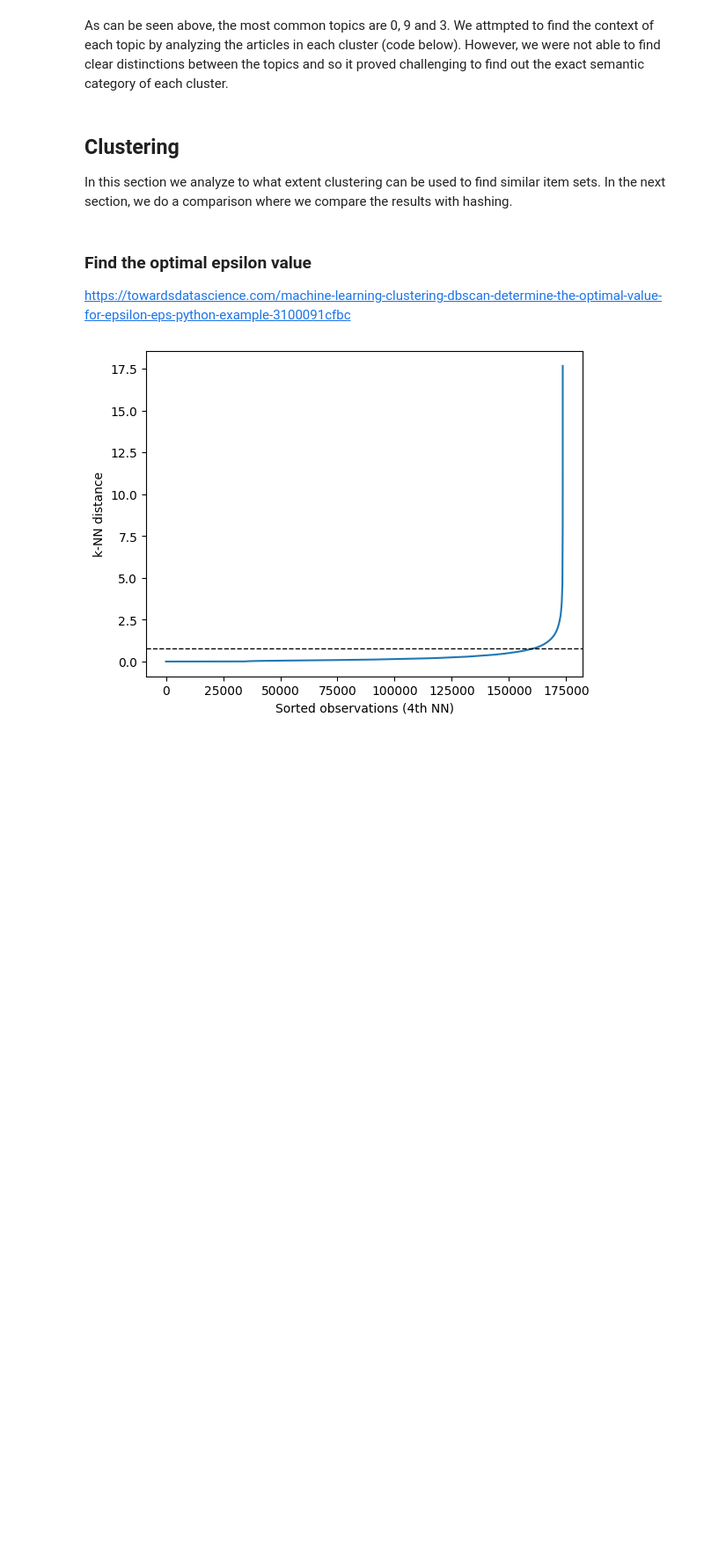
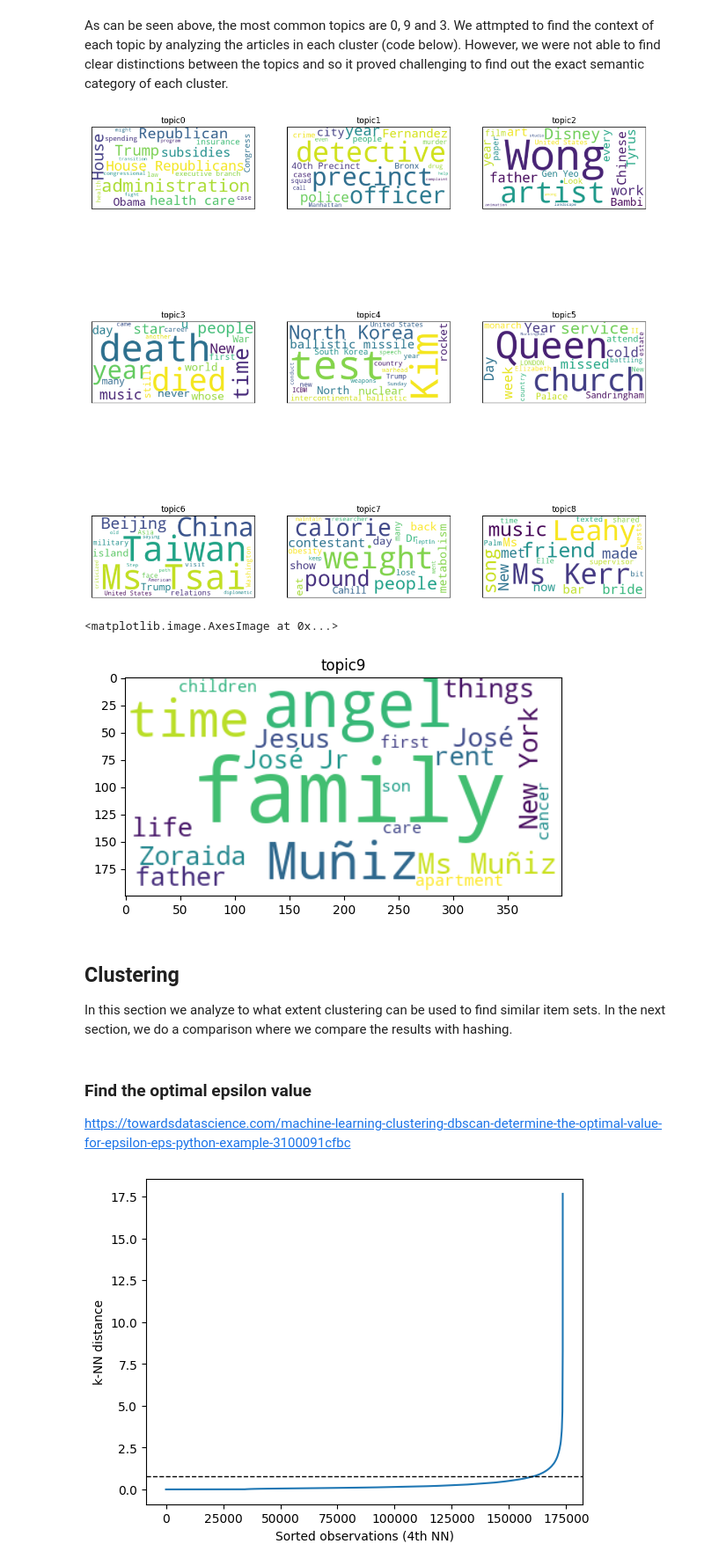
Before and after one commit to sumukhashridhar/DTU_CTDS, a Jupyter notebook: Minhashing.ipynb, the cells around one changed output. Shown: that part at 88% size. Cells and saved outputs as stored; diff of their text form; code cells hidden in the pictures; blank space fills up the shorter version.

Commit message:
added word clouds

```diff
--- a/Minhashing.ipynb
+++ b/Minhashing.ipynb
@@ -348,6 +348,54 @@ tmp_dict={0:[],1:[],2:[], 3:[], 4:[], 5:[], 6:[], 7:[], 8:[], 9:[]} ## cluster_i
 
 for k,v in topic_document.items():
     tmp_dict[v] += [k]
+# %%
+topics=[]
+for i in range(10):
+    tmp=[]
+    for j in tmp_dict[i]:
+        tmp += [data_content[i]]
+    topics.append(tmp)
+# %%
+from wordcloud import WordCloud, STOPWORDS
+STOPWORDS.add('said')
+STOPWORDS.add('will')
+STOPWORDS.add('S')
+STOPWORDS.add('Mr')
+STOPWORDS.add('one')
+STOPWORDS.add('M')
+stopwords=STOPWORDS
+# Create and generate a word cloud image:
+wordclouds = [WordCloud(stopwords=STOPWORDS,
+                     background_color='white',
+                    max_words=20).generate(topic[0]) for topic in topics]
+
+fig, ax = plt.subplots(3, 3, figsize=(15, 15))
+topic_num=0
+for i in range(3):
+    for j in range(3):
+        ax[i, j].get_xaxis().set_visible(False)
+        ax[i, j].get_yaxis().set_visible(False)
+        ax[i, j].set_title(f"topic{topic_num}")
+        topic_num+=1
+
+ax[0, 0].imshow(wordclouds[0], interpolation='bilinear')
+ax[0, 1].imshow(wordclouds[1], interpolation='bilinear')
+ax[0, 2].imshow(wordclouds[2], interpolation='bilinear')
+ax[1, 0].imshow(wordclouds[3], interpolation='bilinear')
+ax[1, 1].imshow(wordclouds[4], interpolation='bilinear')
+ax[1, 2].imshow(wordclouds[5], interpolation='bilinear')
+ax[2, 0].imshow(wordclouds[6], interpolation='bilinear')
+ax[2, 1].imshow(wordclouds[7], interpolation='bilinear')
+ax[2, 2].imshow(wordclouds[8], interpolation='bilinear')
+
+plt.show()
+fig, ax = plt.subplots()
+ax.set_title("topic9")
+ax.imshow(wordclouds[9], interpolation='bilinear')
+# %% [output]
+[figure, added]
+<matplotlib.image.AxesImage at 0x...>
+[figure, added]
 # %%
 # tmp_dict[0] ## lists all documents that have cluster 0
 # %%
```
Also changed, not shown: parts of 2 cells of this notebook.
